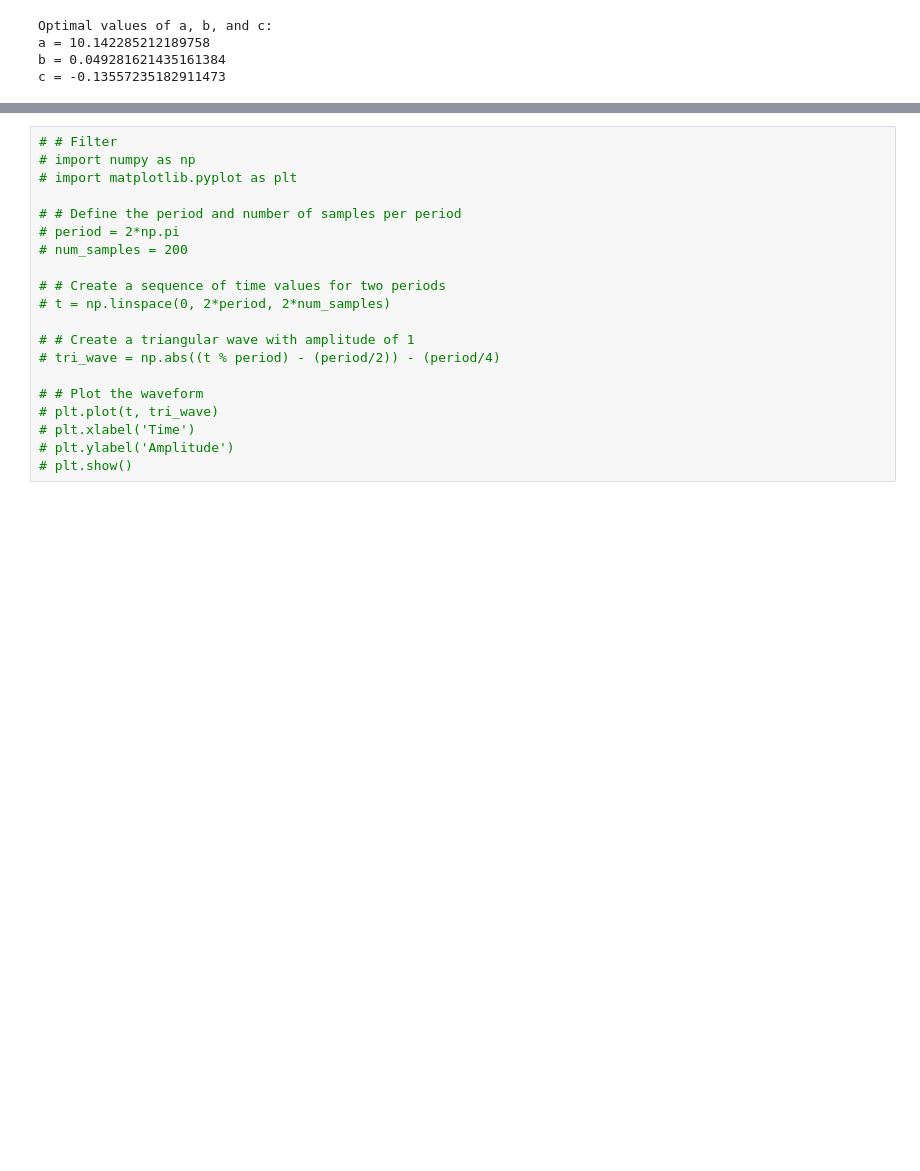
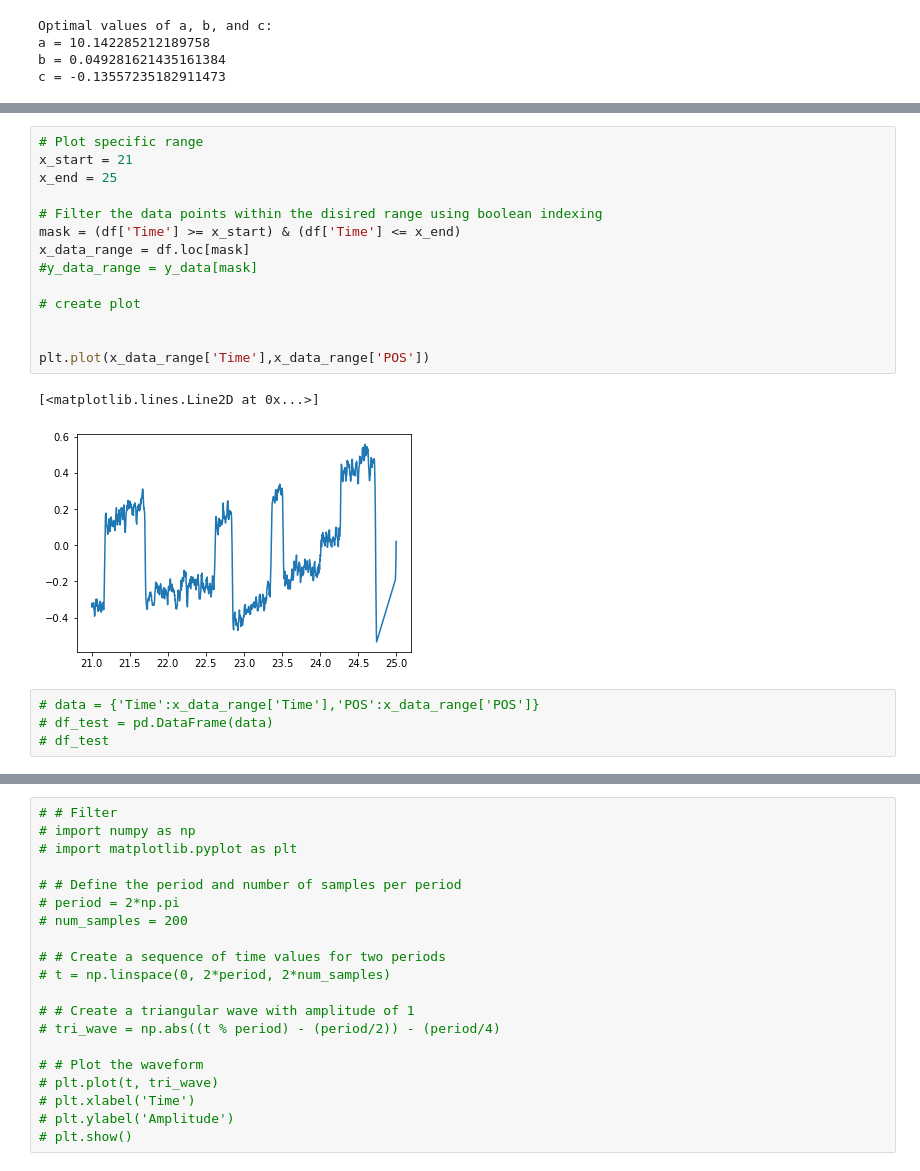
Before and after one commit to jamesleocodes/eye_movement, a Jupyter notebook: gain/gain_calc.ipynb, the cells around one changed output, grey strips where cells are left out. Cells and saved outputs as stored; diff of their text form; blank space fills up the shorter version.

```diff
--- a/gain/gain_calc.ipynb
+++ b/gain/gain_calc.ipynb
@@ -202,0 +319,21 @@ c = -0.13557235182911473
+# %%
+# Plot specific range
+x_start = 21
+x_end = 25
+
+# Filter the data points within the disired range using boolean indexing
+mask = (df['Time'] >= x_start) & (df['Time'] <= x_end)
+x_data_range = df.loc[mask]
+#y_data_range = y_data[mask]
+
+# create plot
+
+
+plt.plot(x_data_range['Time'],x_data_range['POS'])
+# %% [output]
+[<matplotlib.lines.Line2D at 0x...>]
+[figure, added]
+# %%
+# data = {'Time':x_data_range['Time'],'POS':x_data_range['POS']}
+# df_test = pd.DataFrame(data)
+# df_test
```
Also changed, not shown: parts of 31 cells of this notebook, 3 other files.
